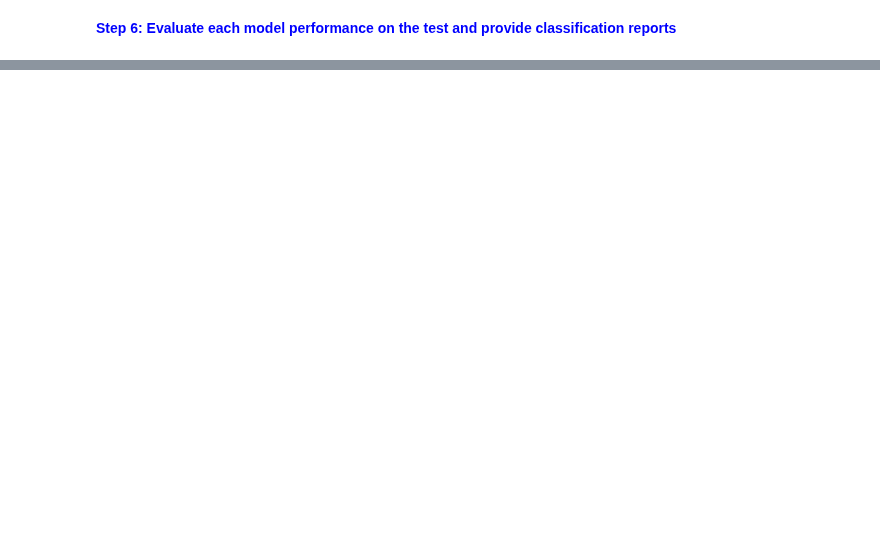
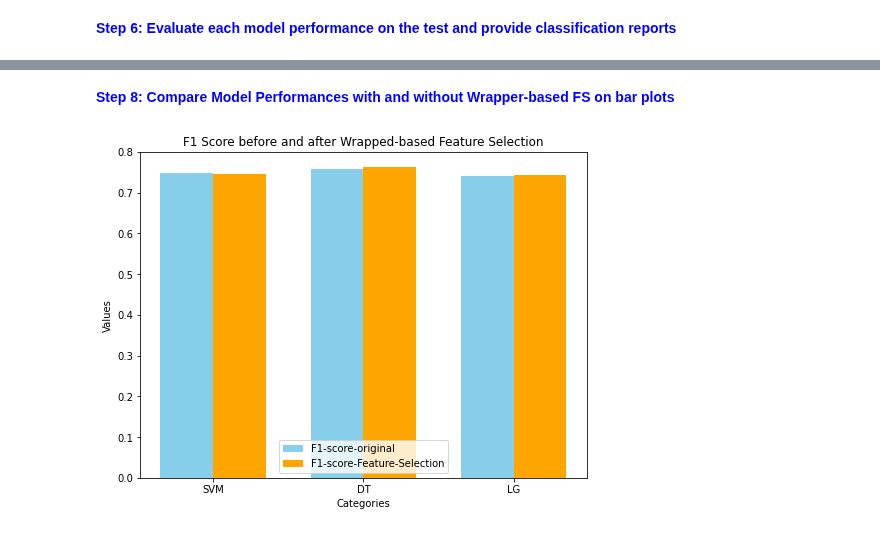
Before and after one commit to YvesMatanga/freemium_datascience, a Jupyter notebook: machine-learning-tutorials/Classification/Practice/3-Classifcation-case-studies - SVM - DT - LG.ipynb, the cells around one changed output, grey strips where cells are left out. Cells and saved outputs as stored; diff of their text form; code cells hidden in the pictures; blank space fills up the shorter version.

```diff
--- a/machine-learning-tutorials/Classification/Practice/3-Classifcation-case-studies - SVM - DT - LG.ipynb
+++ b/machine-learning-tutorials/Classification/Practice/3-Classifcation-case-studies - SVM - DT - LG.ipynb
@@ -64,0 +230,4 @@ Evaluate whether you obtain a performance boost on the test set.
+# %%
+dt_feats = X.columns[dt_clf_sfs.get_support()]
+print('DT - Reduced Feature Size:', len(dt_feats),"/",len(X.columns))
+dt_feats
@@ -64,0 +241,2 @@ Evaluate whether you obtain a performance boost on the test set.
+# %%
+dt_model.fit(X_train.loc[:,dt_feats],y_train)#retrain the model on smaller subset
@@ -64,0 +259,3 @@ Evaluate whether you obtain a performance boost on the test set.
+# %%
+lg_model = LogisticRegression()
+lg_model.fit(X_train.loc[:,lg_feats],y_train)#retrain the model on smaller subset
@@ -64,0 +294,44 @@ Evaluate whether you obtain a performance boost on the test set.
+# %% [markdown]
+<b style="color: blue;">Step 8: Compare Model Performances with and without Wrapper-based FS on bar plots</b><br/>
+# %%
+f1_scores_sfs = [0]*3
+f1_scores_sfs[0] = report_svm_sfs['weighted avg']['f1-score']
+f1_scores_sfs[1] = report_dt_sfs['weighted avg']['f1-score']
+f1_scores_sfs[2] = report_lg_sfs['weighted avg']['f1-score']
+
+
+f1_scores_orig= [0]*3
+f1_scores_orig[0] = report_svm['weighted avg']['f1-score']
+f1_scores_orig[1] = report_dt['weighted avg']['f1-score']
+f1_scores_orig[2] = report_lg['weighted avg']['f1-score']
+# %%
+import numpy as np
+import matplotlib.pyplot as plt
+
+
+categories = ['SVM', 'DT', 'LG']
+values1 = f1_scores_orig  # First set of values
+values2 = f1_scores_sfs  # Second set of values
+
+# Define the width of the bars
+bar_width = 0.35
+
+# Set the positions for the bars
+x = np.arange(len(categories))
+
+# Create bar plot
+plt.figure(figsize=(8, 6))
+plt.bar(x - bar_width/2, values1, width=bar_width, label='F1-score-original', color='skyblue')
+plt.bar(x + bar_width/2, values2, width=bar_width, label='F1-score-Feature-Selection', color='orange')
+
+# Adding labels and title
+plt.xlabel('Categories')
+plt.ylabel('Values')
+plt.title('F1 Score before and after Wrapped-based Feature Selection')
+plt.xticks(x, categories)  # Set x-axis labels to category names
+plt.legend()  # Add legend
+
+# Display the plot
+plt.show()
+# %% [output]
+[figure, added]
```
Also changed, not shown: parts of 26 cells of this notebook, 1 other file.
